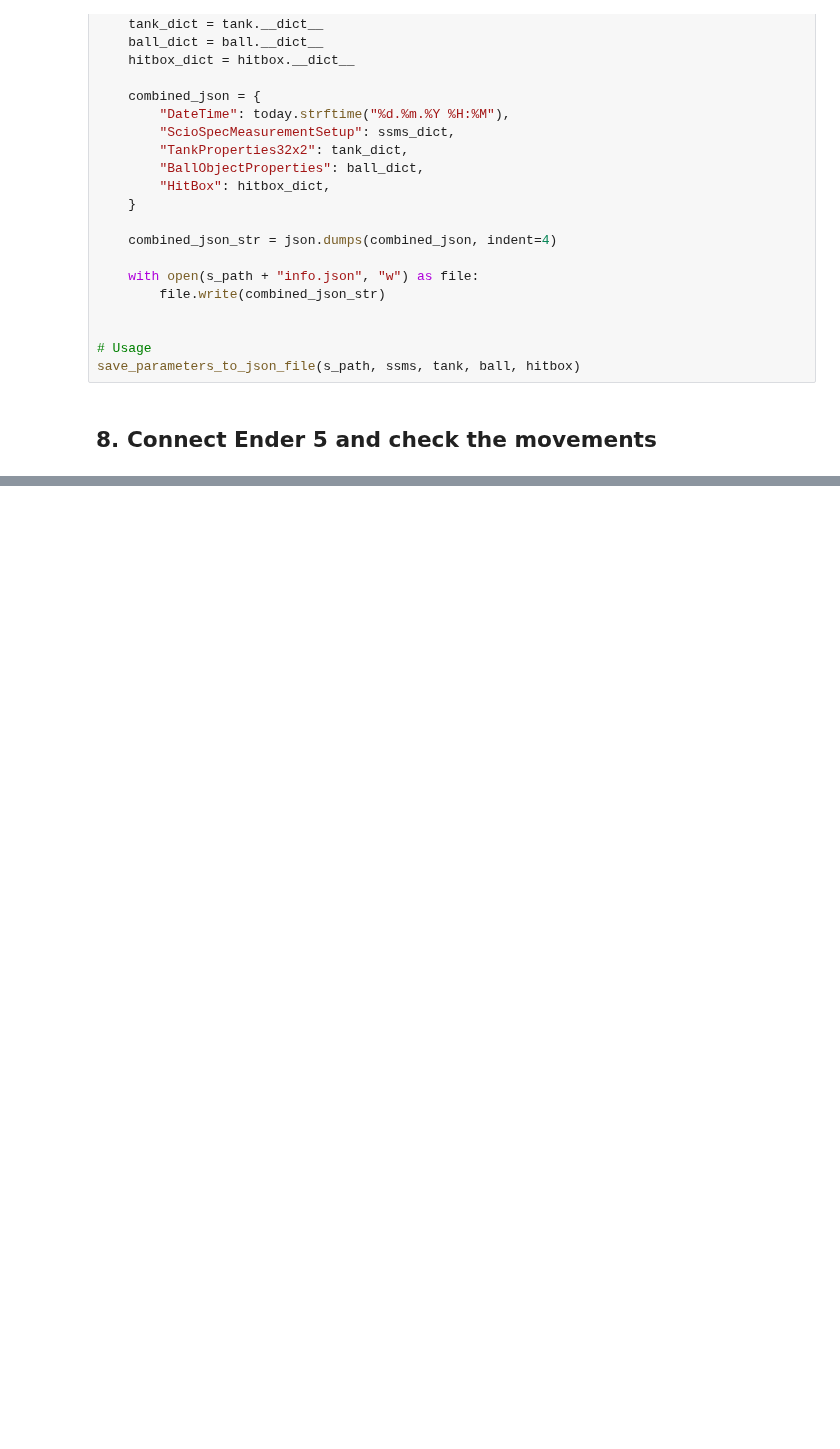
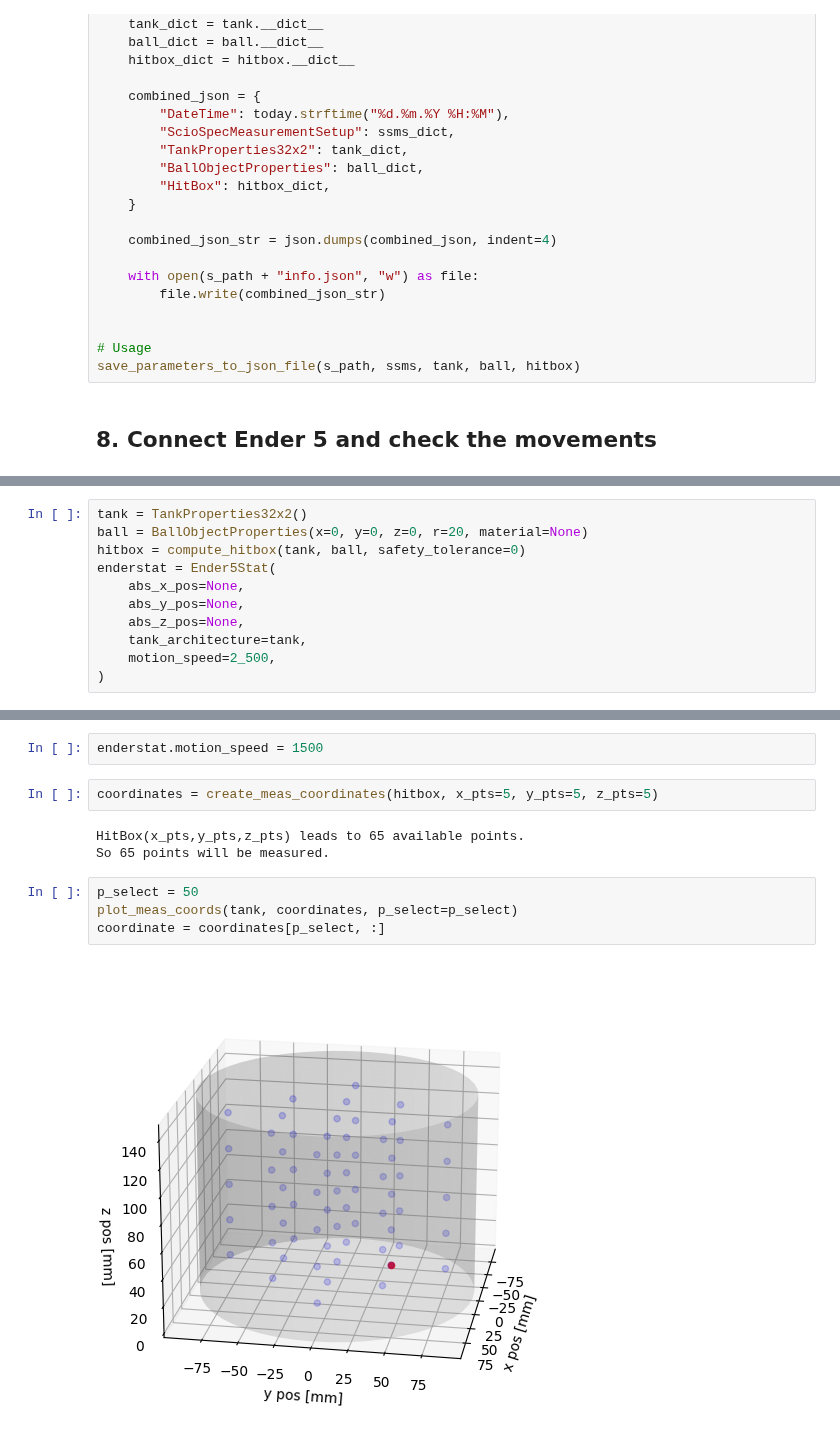
Before and after one commit to JacobTh98/3dIT, a Jupyter notebook: developing.ipynb, the cells around one changed output, grey strips where cells are left out. Cells and saved outputs as stored; diff of their text form; blank space fills up the shorter version.

Commit message:
ender 5 included

```diff
--- a/developing.ipynb
+++ b/developing.ipynb
@@ -393,0 +410,11 @@ save_parameters_to_json_file(s_path, ssms, tank, ball, hitbox)
+# %%
+tank = TankProperties32x2()
+ball = BallObjectProperties(x=0, y=0, z=0, r=20, material=None)
+hitbox = compute_hitbox(tank, ball, safety_tolerance=0)
+enderstat = Ender5Stat(
+    abs_x_pos=None,
+    abs_y_pos=None,
+    abs_z_pos=None,
+    tank_architecture=tank,
+    motion_speed=2_500,
+)
@@ -393,0 +438,13 @@ save_parameters_to_json_file(s_path, ssms, tank, ball, hitbox)
+# %%
+enderstat.motion_speed = 1500
+# %%
+coordinates = create_meas_coordinates(hitbox, x_pts=5, y_pts=5, z_pts=5)
+# %% [output]
+HitBox(x_pts,y_pts,z_pts) leads to 65 available points.
+So 65 points will be measured.
+# %%
+p_select = 50
+plot_meas_coords(tank, coordinates, p_select=p_select)
+coordinate = coordinates[p_select, :]
+# %% [output]
+[figure, added]
```
Also changed, not shown: parts of 7 cells of this notebook, 3 other files.
